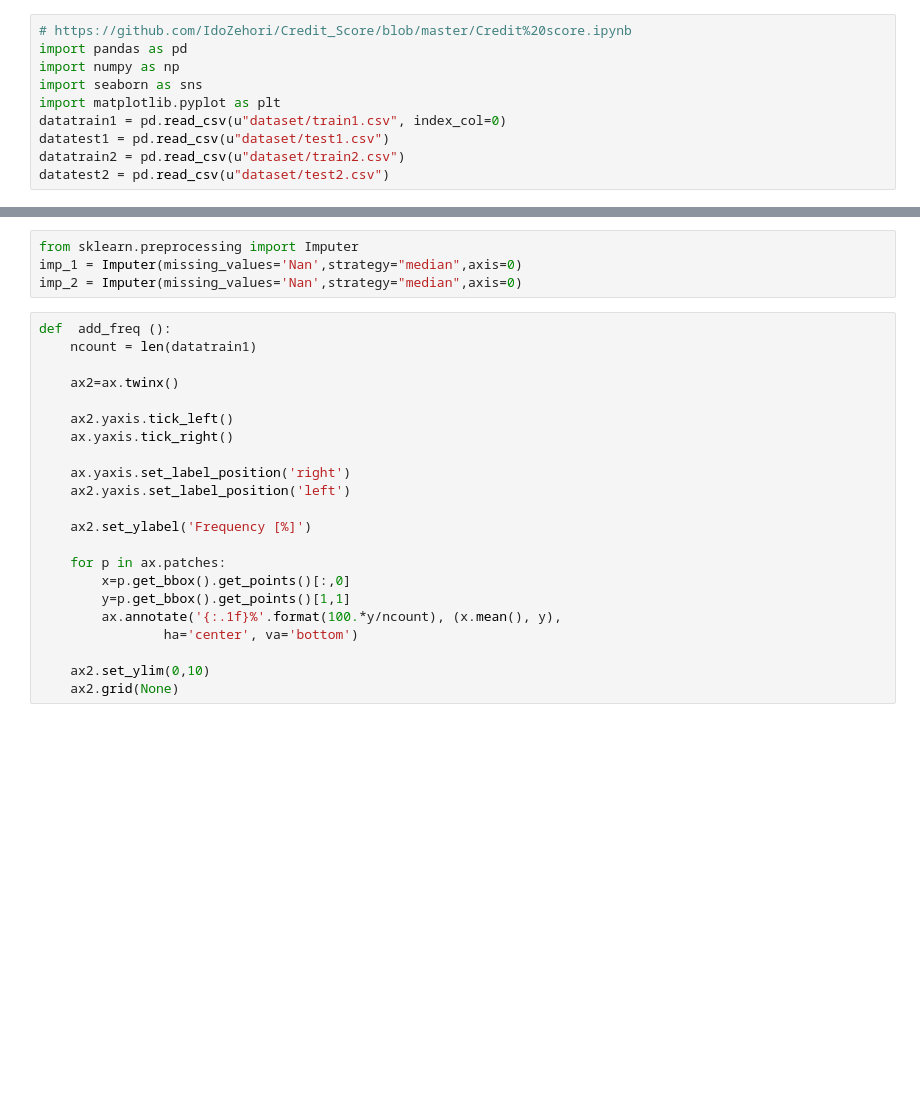
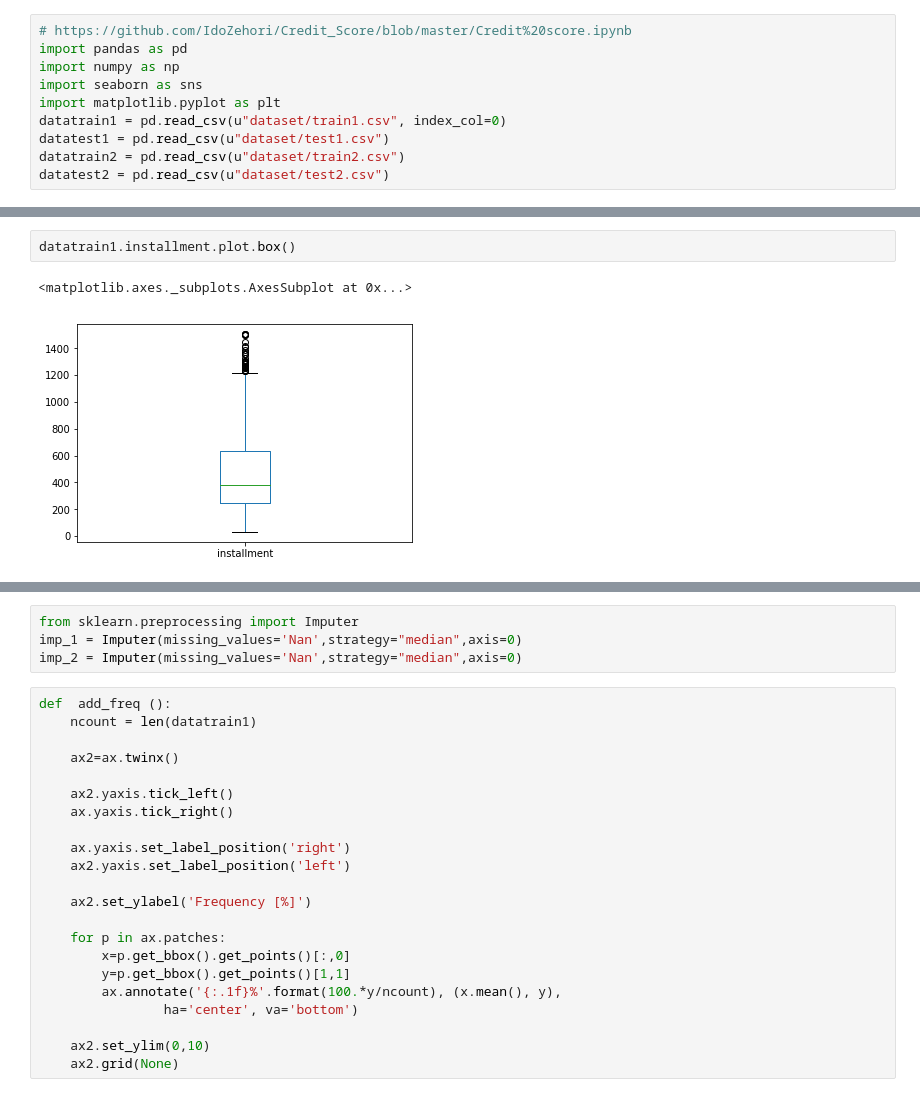
Before and after one commit to kirralabs/data-process, a Jupyter notebook: Untitled.ipynb, the cells around one changed output, grey strips where cells are left out. Cells and saved outputs as stored; diff of their text form; blank space fills up the shorter version.

```diff
--- a/Untitled.ipynb
+++ b/Untitled.ipynb
@@ -17,0 +81,5 @@ datatrain1.purpose.astype('category').cat.codes
+# %%
+datatrain1.installment.plot.box()
+# %% [output]
+<matplotlib.axes._subplots.AxesSubplot at 0x...>
+[figure, added]
```
Also changed, not shown: parts of 45 cells of this notebook, 7 other files.
